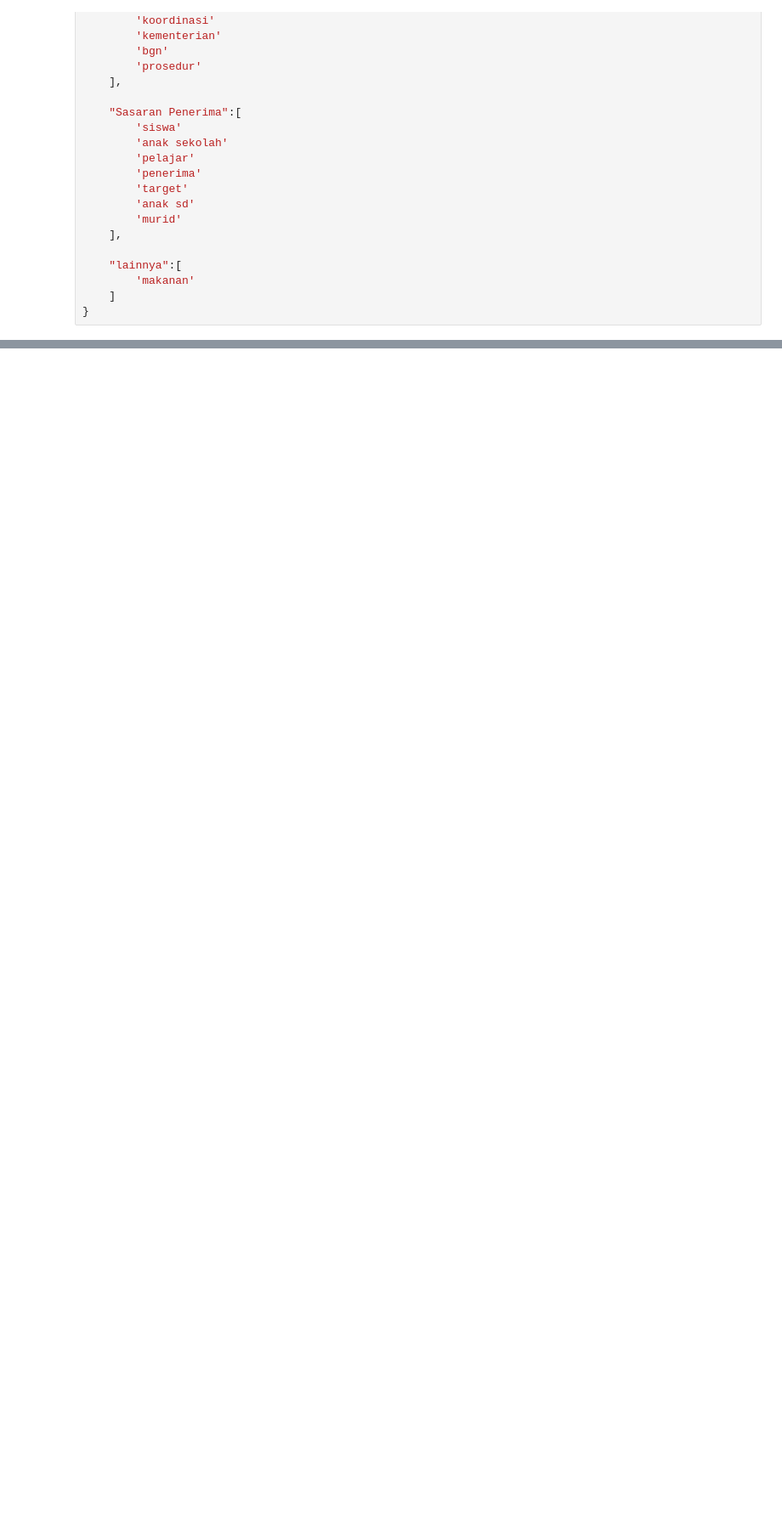
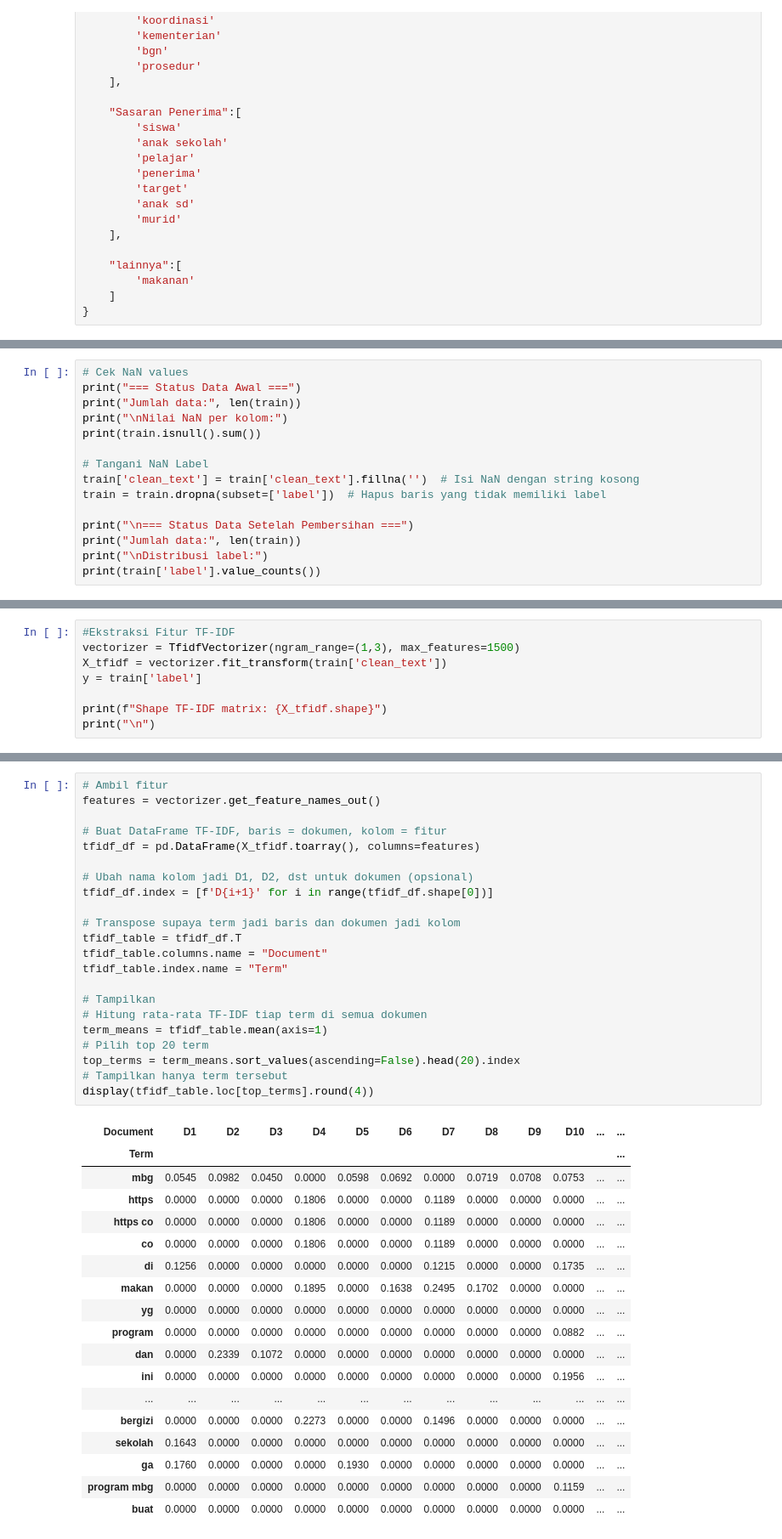
Before and after one commit to Requereves/BDC-2025, a Jupyter notebook: main.ipynb, the cells around one changed output, grey strips where cells are left out. Shown at 85% size. Saved outputs shown, nothing was run; the diff lists cells and outputs as text; blank space fills up the shorter version.

```diff
--- a/main.ipynb
+++ b/main.ipynb
@@ -91,0 +111,15 @@ train.head()
+# %%
+# Cek NaN values
+print("=== Status Data Awal ===")
+print("Jumlah data:", len(train))
+print("\nNilai NaN per kolom:")
+print(train.isnull().sum())
+
+# Tangani NaN Label
+train['clean_text'] = train['clean_text'].fillna('')  # Isi NaN dengan string kosong
+train = train.dropna(subset=['label'])  # Hapus baris yang tidak memiliki label
+
+print("\n=== Status Data Setelah Pembersihan ===")
+print("Jumlah data:", len(train))
+print("\nDistribusi label:")
+print(train['label'].value_counts())
@@ -91,0 +352,8 @@ train.head()
+# %%
+#Ekstraksi Fitur TF-IDF
+vectorizer = TfidfVectorizer(ngram_range=(1,3), max_features=1500)
+X_tfidf = vectorizer.fit_transform(train['clean_text'])
+y = train['label']
+
+print(f"Shape TF-IDF matrix: {X_tfidf.shape}")
+print("\n")
@@ -91,0 +362,41 @@ train.head()
+# %%
+# Ambil fitur
+features = vectorizer.get_feature_names_out()
+
+# Buat DataFrame TF-IDF, baris = dokumen, kolom = fitur
+tfidf_df = pd.DataFrame(X_tfidf.toarray(), columns=features)
+
+# Ubah nama kolom jadi D1, D2, dst untuk dokumen (opsional)
+tfidf_df.index = [f'D{i+1}' for i in range(tfidf_df.shape[0])]
+
+# Transpose supaya term jadi baris dan dokumen jadi kolom
+tfidf_table = tfidf_df.T
+tfidf_table.columns.name = "Document"
+tfidf_table.index.name = "Term"
+
+# Tampilkan
+# Hitung rata-rata TF-IDF tiap term di semua dokumen
+term_means = tfidf_table.mean(axis=1)
+# Pilih top 20 term
+top_terms = term_means.sort_values(ascending=False).head(20).index
+# Tampilkan hanya term tersebut
+display(tfidf_table.loc[top_terms].round(4))
+# %% [output]
+| Document | D1 | D2 | D3 | D4 | D5 | D6 | D7 | D8 | D9 | D10 | ... | ... |
+| Term |  |  |  |  |  |  |  |  |  |  |  | ... |
+| mbg | 0.0545 | 0.0982 | 0.0450 | 0.0000 | 0.0598 | 0.0692 | 0.0000 | 0.0719 | 0.0708 | 0.0753 | ... | ... |
+| https | 0.0000 | 0.0000 | 0.0000 | 0.1806 | 0.0000 | 0.0000 | 0.1189 | 0.0000 | 0.0000 | 0.0000 | ... | ... |
+| https co | 0.0000 | 0.0000 | 0.0000 | 0.1806 | 0.0000 | 0.0000 | 0.1189 | 0.0000 | 0.0000 | 0.0000 | ... | ... |
+| co | 0.0000 | 0.0000 | 0.0000 | 0.1806 | 0.0000 | 0.0000 | 0.1189 | 0.0000 | 0.0000 | 0.0000 | ... | ... |
+| di | 0.1256 | 0.0000 | 0.0000 | 0.0000 | 0.0000 | 0.0000 | 0.1215 | 0.0000 | 0.0000 | 0.1735 | ... | ... |
+| makan | 0.0000 | 0.0000 | 0.0000 | 0.1895 | 0.0000 | 0.1638 | 0.2495 | 0.1702 | 0.0000 | 0.0000 | ... | ... |
+| yg | 0.0000 | 0.0000 | 0.0000 | 0.0000 | 0.0000 | 0.0000 | 0.0000 | 0.0000 | 0.0000 | 0.0000 | ... | ... |
+| program | 0.0000 | 0.0000 | 0.0000 | 0.0000 | 0.0000 | 0.0000 | 0.0000 | 0.0000 | 0.0000 | 0.0882 | ... | ... |
+| dan | 0.0000 | 0.2339 | 0.1072 | 0.0000 | 0.0000 | 0.0000 | 0.0000 | 0.0000 | 0.0000 | 0.0000 | ... | ... |
+| ini | 0.0000 | 0.0000 | 0.0000 | 0.0000 | 0.0000 | 0.0000 | 0.0000 | 0.0000 | 0.0000 | 0.1956 | ... | ... |
+| ... | ... | ... | ... | ... | ... | ... | ... | ... | ... | ... | ... | ... |
+| bergizi | 0.0000 | 0.0000 | 0.0000 | 0.2273 | 0.0000 | 0.0000 | 0.1496 | 0.0000 | 0.0000 | 0.0000 | ... | ... |
+| sekolah | 0.1643 | 0.0000 | 0.0000 | 0.0000 | 0.0000 | 0.0000 | 0.0000 | 0.0000 | 0.0000 | 0.0000 | ... | ... |
+| ga | 0.1760 | 0.0000 | 0.0000 | 0.0000 | 0.1930 | 0.0000 | 0.0000 | 0.0000 | 0.0000 | 0.0000 | ... | ... |
+| program mbg | 0.0000 | 0.0000 | 0.0000 | 0.0000 | 0.0000 | 0.0000 | 0.0000 | 0.0000 | 0.0000 | 0.1159 | ... | ... |
+| buat | 0.0000 | 0.0000 | 0.0000 | 0.0000 | 0.0000 | 0.0000 | 0.0000 | 0.0000 | 0.0000 | 0.0000 | ... | ... |
```
Also changed, not shown: parts of 26 cells of this notebook.
